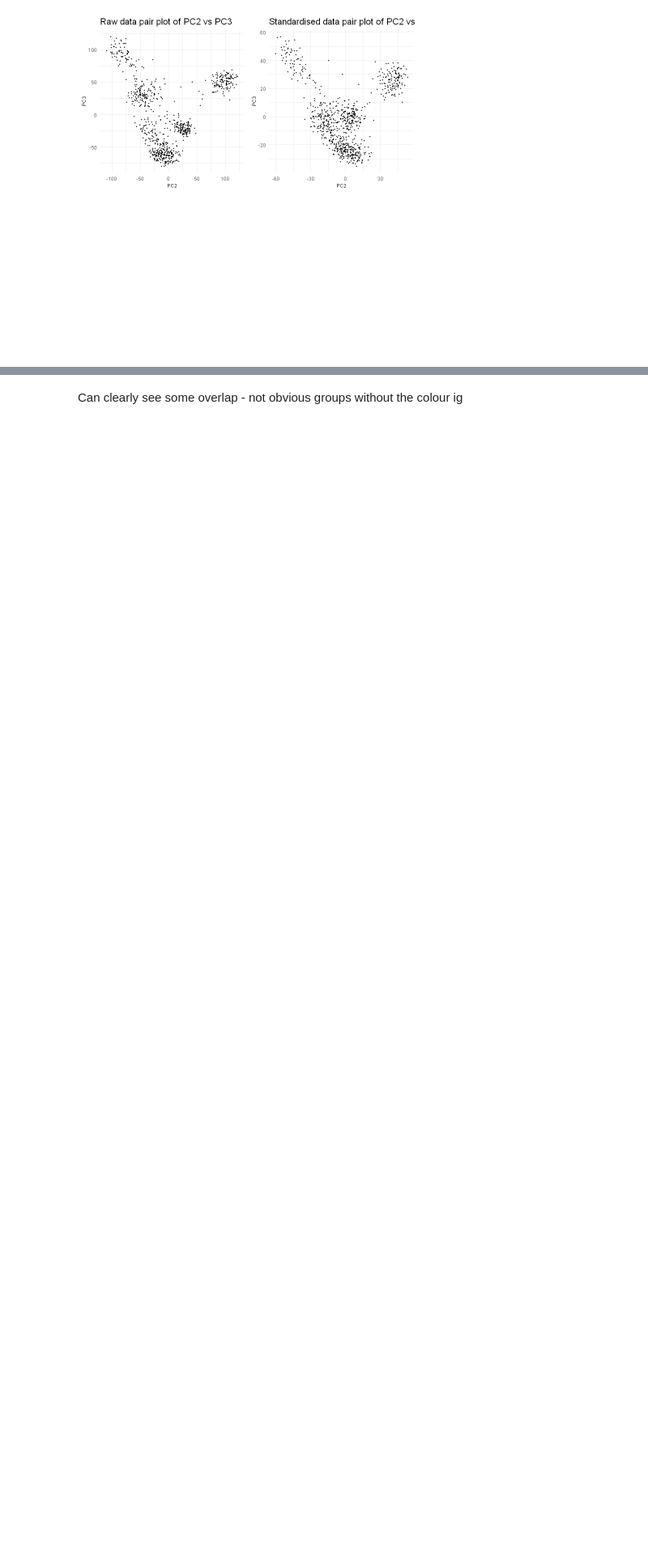
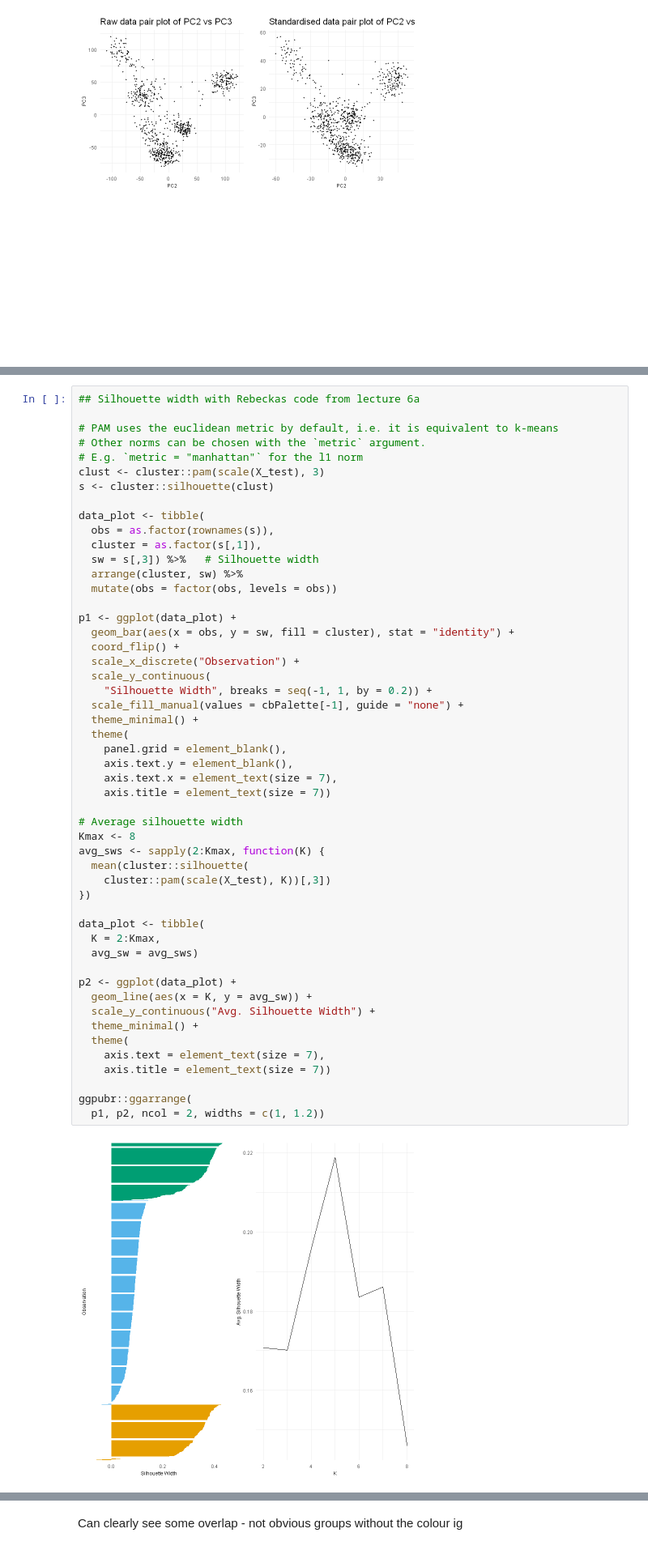
Before and after one commit to Iris-GR/Big-Data-AIM-Projects, a Jupyter notebook: Mercedes_trying_rebeckas_demo_code.ipynb, the cells around one changed output, grey strips where cells are left out. Shown at 81% size. Saved outputs shown, nothing was run; the diff lists cells and outputs as text; blank space fills up the shorter version.

```diff
--- a/Mercedes_trying_rebeckas_demo_code.ipynb
+++ b/Mercedes_trying_rebeckas_demo_code.ipynb
@@ -511,0 +809,53 @@ Warning message:
+# %%
+## Silhouette width with Rebeckas code from lecture 6a
+
+# PAM uses the euclidean metric by default, i.e. it is equivalent to k-means
+# Other norms can be chosen with the `metric` argument.
+# E.g. `metric = "manhattan"` for the l1 norm
+clust <- cluster::pam(scale(X_test), 3)
+s <- cluster::silhouette(clust)
+
+data_plot <- tibble(
+  obs = as.factor(rownames(s)),
+  cluster = as.factor(s[,1]),
+  sw = s[,3]) %>%   # Silhouette width
+  arrange(cluster, sw) %>%
+  mutate(obs = factor(obs, levels = obs))
+
+p1 <- ggplot(data_plot) +
+  geom_bar(aes(x = obs, y = sw, fill = cluster), stat = "identity") +
+  coord_flip() +
+  scale_x_discrete("Observation") +
+  scale_y_continuous(
+    "Silhouette Width", breaks = seq(-1, 1, by = 0.2)) +
+  scale_fill_manual(values = cbPalette[-1], guide = "none") +
+  theme_minimal() +
+  theme(
+    panel.grid = element_blank(),
+    axis.text.y = element_blank(),
+    axis.text.x = element_text(size = 7),
+    axis.title = element_text(size = 7))
+
+# Average silhouette width
+Kmax <- 8
+avg_sws <- sapply(2:Kmax, function(K) {
+  mean(cluster::silhouette(
+    cluster::pam(scale(X_test), K))[,3])
+})
+
+data_plot <- tibble(
+  K = 2:Kmax,
+  avg_sw = avg_sws)
+
+p2 <- ggplot(data_plot) +
+  geom_line(aes(x = K, y = avg_sw)) +
+  scale_y_continuous("Avg. Silhouette Width") +
+  theme_minimal() +
+  theme(
+    axis.text = element_text(size = 7),
+    axis.title = element_text(size = 7))
+
+ggpubr::ggarrange(
+  p1, p2, ncol = 2, widths = c(1, 1.2))
+# %% [output]
+[figure, added]
```
Also changed, not shown: parts of 48 cells of this notebook.
